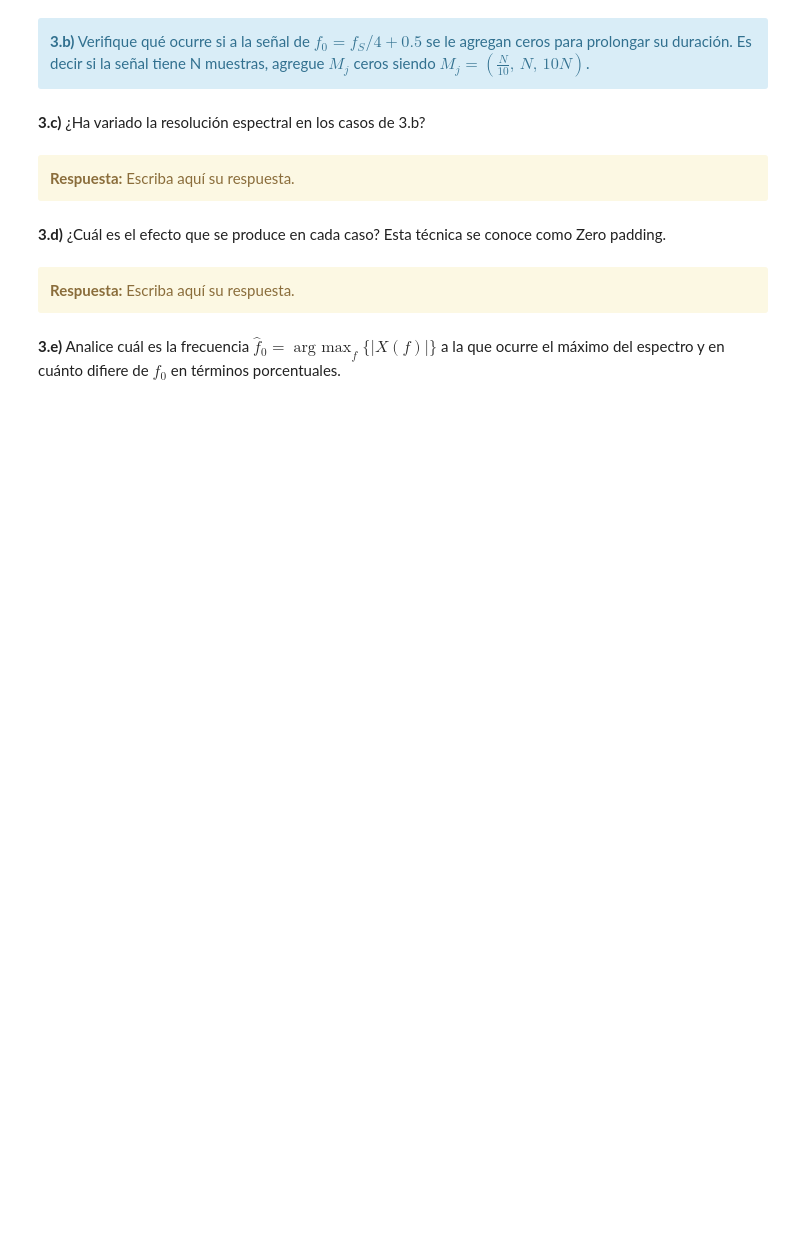
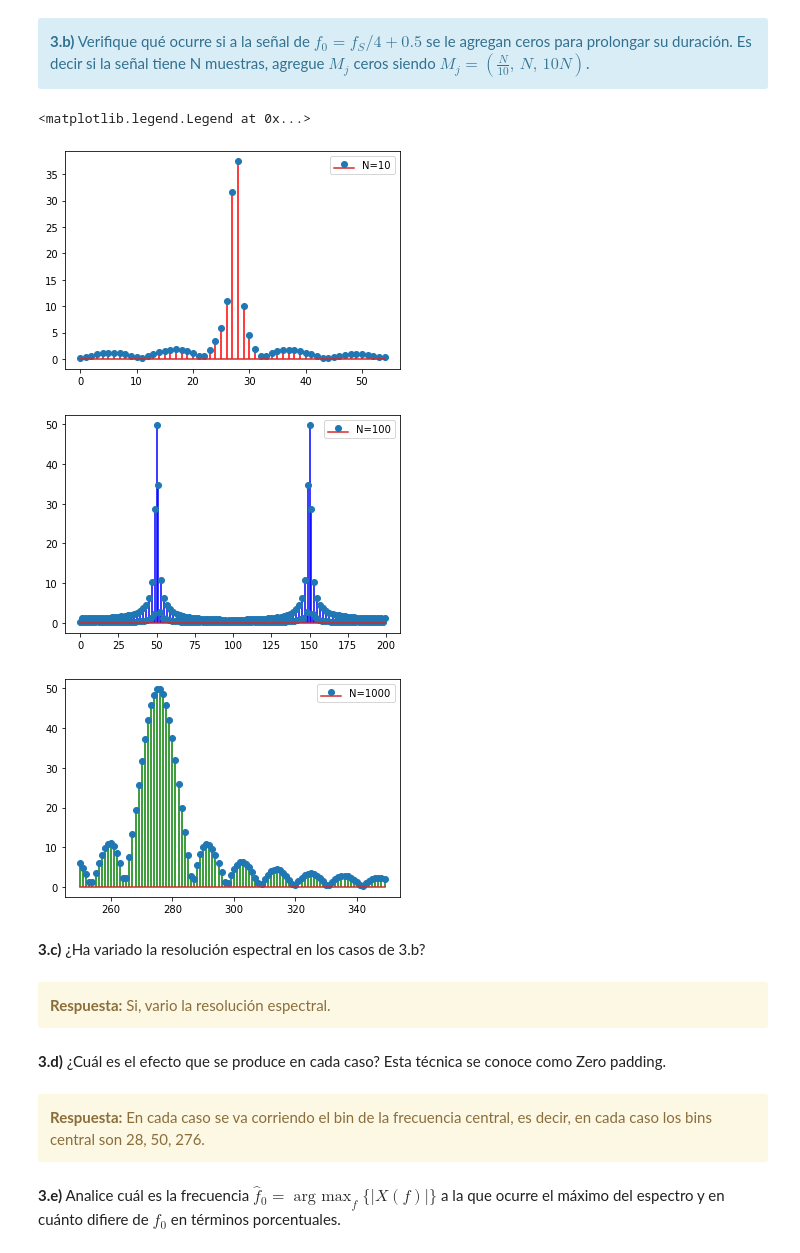
Before and after one commit to hdelgado84/PDS-Humberto-Delgado, a Jupyter notebook: TP1 - Muestreo de señales.ipynb, the cells around one changed output. Cells and saved outputs as stored; diff of their text form; code cells hidden in the pictures; blank space fills up the shorter version.

```diff
--- a/TP1 - Muestreo de señales.ipynb
+++ b/TP1 - Muestreo de señales.ipynb
@@ -467,14 +523,57 @@ HTML(df.to_html())
+# %%
+# Inserte aquí su código
+N=100
+Fs=1000
+Mj=[N/10, N, 10*N] #cantidad de ceros a agreagr para zero pading
+fo=Fs/4 + 0.5
+A,B=generador_senoidal (fs=1000, f0=fo,N=100, a0=1, p0=0)
+
+z1=np.ones(10)
+z2=np.ones(100)
+z3=np.ones(1000)
+z1[:]=0
+z2[:]=0
+z3[:]=0
+
+Bz1=np.hstack((B,z1))
+Bz2=np.hstack((B,z2))
+Bz3=np.hstack((B,z3))
+
+
+dftz1=DFT(Bz1,N=110)
+xz1=np.arange(dftz1.size)
+dftz2=DFT(Bz2,N=200)
+xz2=np.arange(dftz2.size)
+dftz3=DFT(Bz3,N=1100)
+xz3=np.arange(dftz3.size)
+
+
+
+plt.figure(4)
+plt.stem(xz1[0:55],abs(dftz1[0:55]),'r',use_line_collection=True,label='N=10')
+plt.legend()
+plt.figure(5)
+plt.stem(xz2,abs(dftz2),'b',use_line_collection=True,label='N=100')
+plt.legend()
+plt.figure(6)
+plt.stem(xz3[250:350],abs(dftz3[250:350]),'g',use_line_collection=True,label='N=1000')
+plt.legend()
+# %% [output]
+<matplotlib.legend.Legend at 0x...>
+[figure, added]
+[figure, added]
+[figure, added]
 # %% [markdown]
 **3.c)** ¿Ha variado la resolución espectral en los casos de 3.b?
 # %% [markdown]
 <div class="alert alert-block alert-warning">
-<b>Respuesta:</b> Escriba aquí su respuesta.
+<b>Respuesta:</b> Si, vario la resolución espectral.
 </div>
 # %% [markdown]
 **3.d)** ¿Cuál es el efecto que se produce en cada caso? Esta técnica se conoce como Zero padding.
 # %% [markdown]
 <div class="alert alert-block alert-warning">
-<b>Respuesta:</b> Escriba aquí su respuesta.
+<b>Respuesta:</b> En cada caso se va corriendo el bin de la frecuencia central, es decir, en cada caso los bins central son 28, 50, 276.
 </div>
 # %% [markdown]
 **3.e)** Analice cuál es la frecuencia  $\hat{f}_0 = \mathop{arg\ max}_f \{\lvert X(f) \rvert \}$ a la que ocurre el máximo del espectro y en cuánto difiere de $f_0$ en términos porcentuales.
```
Also changed, not shown: parts of 48 cells of this notebook.
